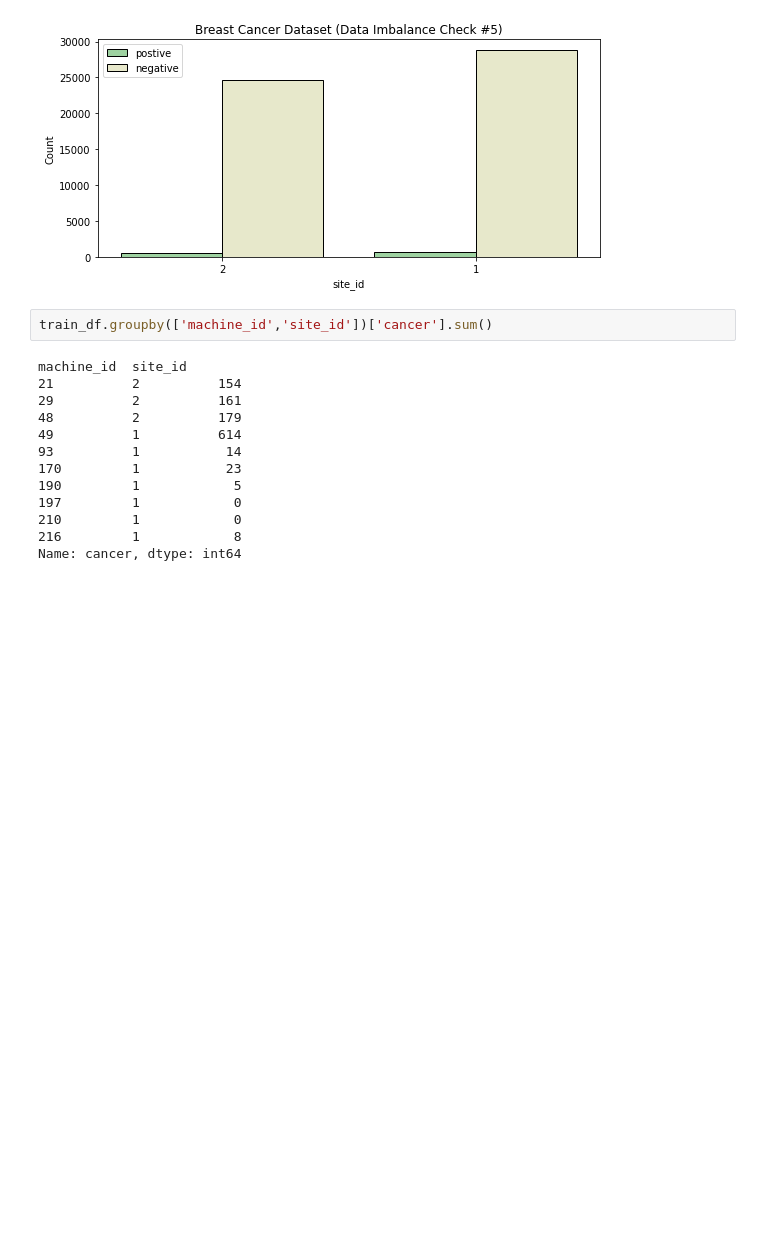
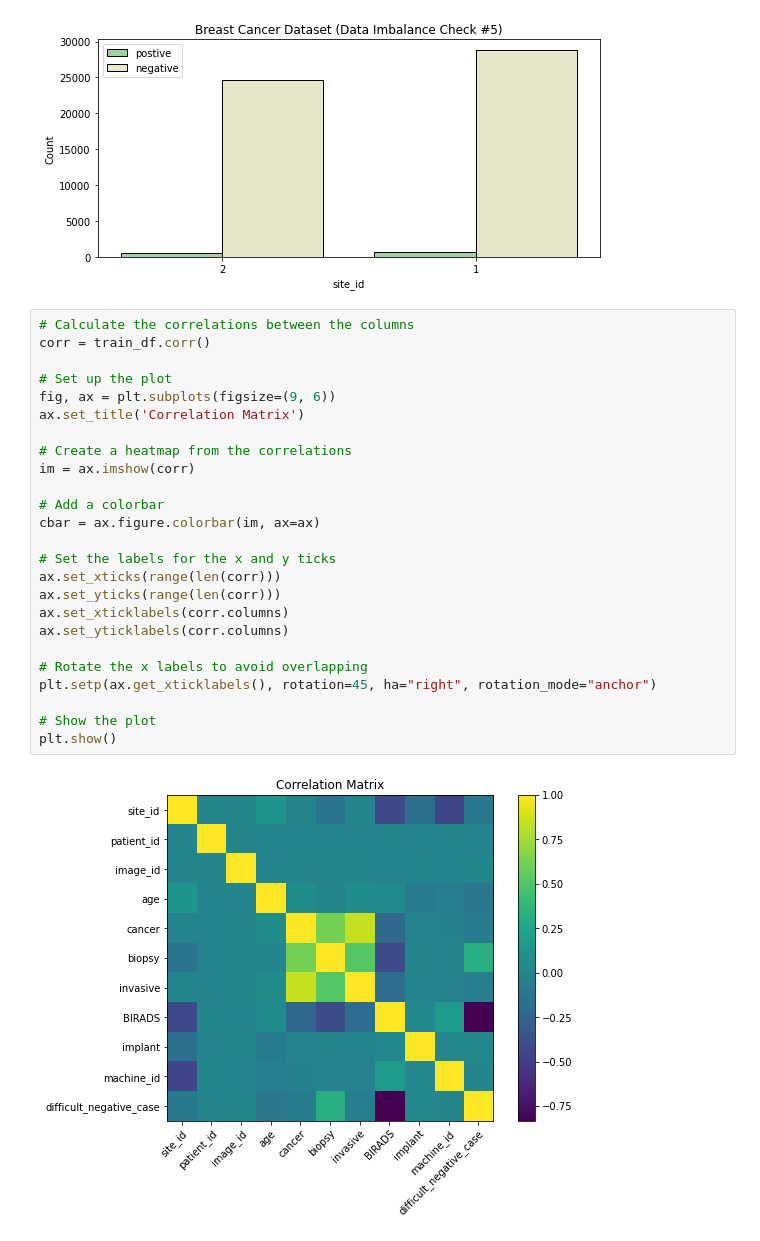
Before and after one commit to manchhui/RSNA-Screening-Mammography, a Jupyter notebook: eda-rsna-screening-mammography-dataset.ipynb, the cells around one changed output. Cells and saved outputs as stored; diff of their text form; blank space fills up the shorter version.

```diff
--- a/eda-rsna-screening-mammography-dataset.ipynb
+++ b/eda-rsna-screening-mammography-dataset.ipynb
@@ -198,18 +219,30 @@ plot_ones_zeros(train_df, 'cancer', 'site_id',5)
 [figure]
 [figure]
 [figure]
-# %%
-train_df.groupby(['machine_id','site_id'])['cancer'].sum()
-# %% [output]
-machine_id  site_id
-21          2          154
-29          2          161
-48          2          179
-49          1          614
-93          1           14
-170         1           23
-190         1            5
-197         1            0
-210         1            0
-216         1            8
-Name: cancer, dtype: int64
+# %%
+# Calculate the correlations between the columns
+corr = train_df.corr()
+
+# Set up the plot
+fig, ax = plt.subplots(figsize=(9, 6))
+ax.set_title('Correlation Matrix')
+
+# Create a heatmap from the correlations
+im = ax.imshow(corr)
+
+# Add a colorbar
+cbar = ax.figure.colorbar(im, ax=ax)
+
+# Set the labels for the x and y ticks
+ax.set_xticks(range(len(corr)))
+ax.set_yticks(range(len(corr)))
+ax.set_xticklabels(corr.columns)
+ax.set_yticklabels(corr.columns)
+
+# Rotate the x labels to avoid overlapping
+plt.setp(ax.get_xticklabels(), rotation=45, ha="right", rotation_mode="anchor")
+
+# Show the plot
+plt.show()
+# %% [output]
+[figure, added]
```
Also changed, not shown: parts of 2 cells of this notebook.
